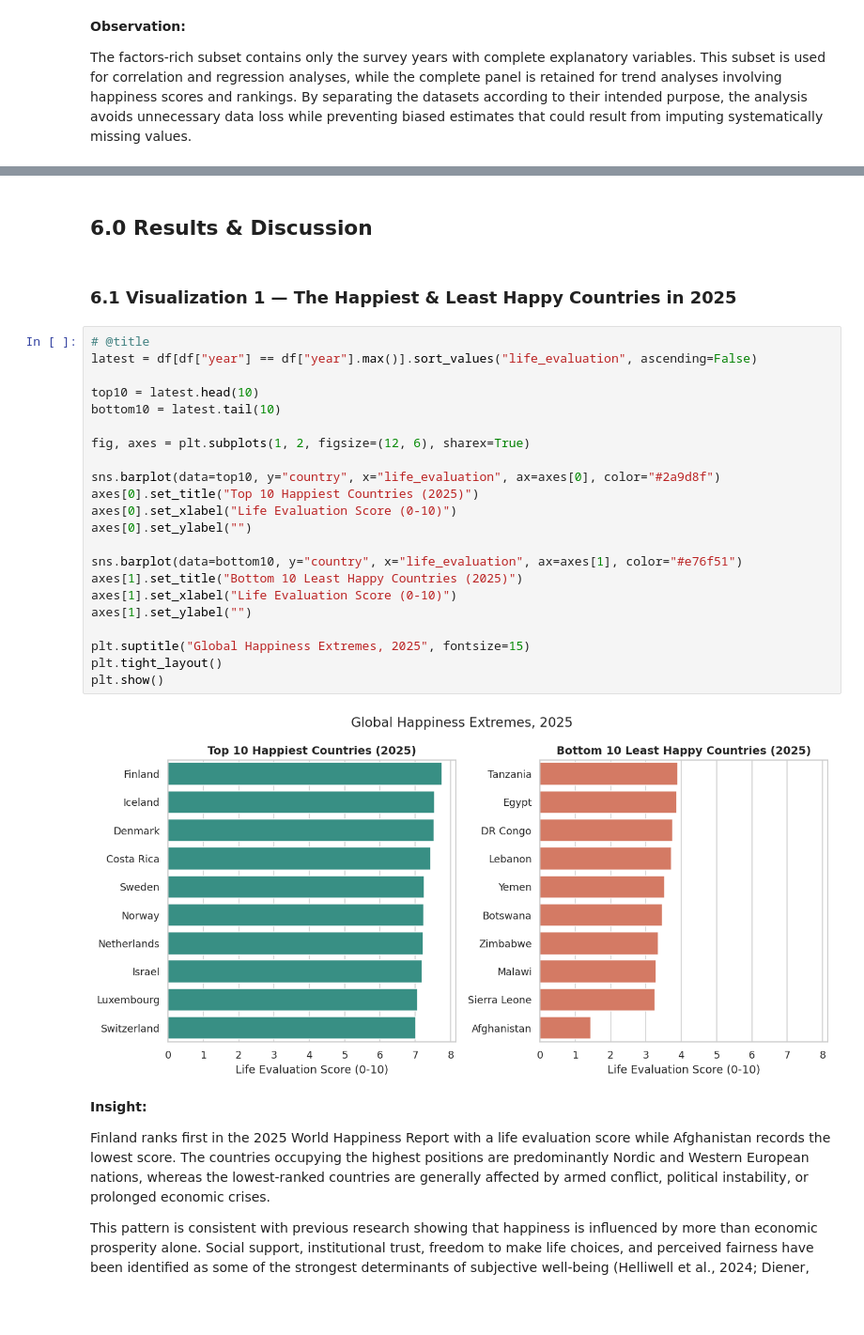
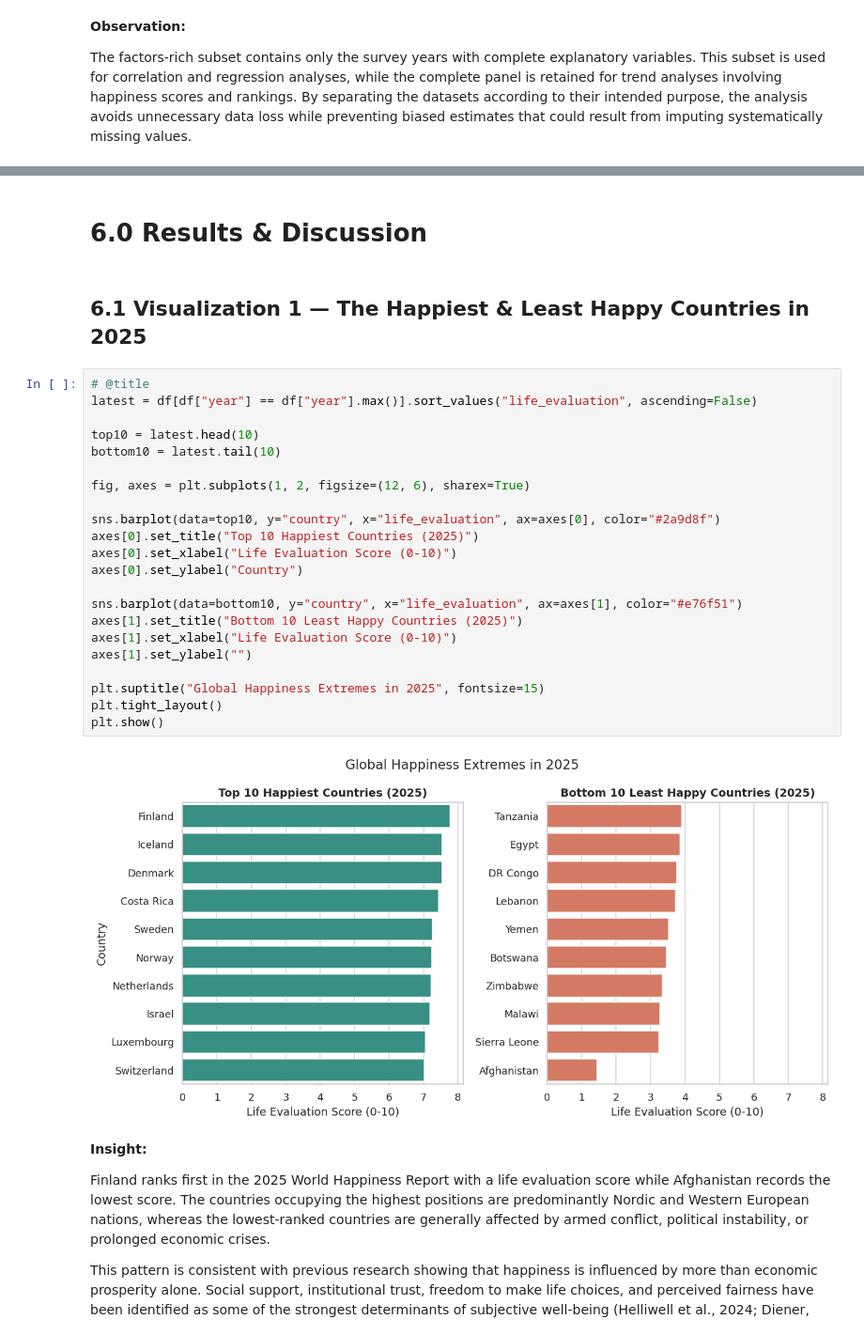
Before and after one commit to saranya0207/Assignment2_DataScience, a Jupyter notebook: WHR_Analysis.ipynb, the cells around one changed output, grey strips where cells are left out. Shown at 94% size. Saved outputs shown, nothing was run; the diff lists cells and outputs as text; blank space fills up the shorter version.

```diff
--- a/WHR_Analysis.ipynb
+++ b/WHR_Analysis.ipynb
@@ -320,33 +320,33 @@ df.describe(include="all").T
 | corruption_perception | 1018.0 | NaN | NaN | NaN | 0.144911 | 0.118803 | 0.0 | 0.063156 | 0.113 | 0.18133 | 0.587 |
 | dystopia_residual | 1013.0 | NaN | NaN | NaN | 1.736935 | 0.657497 | -0.295 | 1.305 | 1.765 | 2.178 | 3.482 |
 # %% [markdown]
-## 6.0 Results & Discussion
+# 6.0 Results & Discussion
 # %% [markdown]
-### 6.1 Visualization 1 — The Happiest & Least Happy Countries in 2025
+## 6.1 Visualization 1 — The Happiest & Least Happy Countries in 2025
 # %%
 # @title
 latest = df[df["year"] == df["year"].max()].sort_values("life_evaluation", ascending=False)
 
 top10 = latest.head(10)
 bottom10 = latest.tail(10)
 
 fig, axes = plt.subplots(1, 2, figsize=(12, 6), sharex=True)
 
 sns.barplot(data=top10, y="country", x="life_evaluation", ax=axes[0], color="#2a9d8f")
 axes[0].set_title("Top 10 Happiest Countries (2025)")
 axes[0].set_xlabel("Life Evaluation Score (0-10)")
-axes[0].set_ylabel("")
+axes[0].set_ylabel("Country")
 
 sns.barplot(data=bottom10, y="country", x="life_evaluation", ax=axes[1], color="#e76f51")
 axes[1].set_title("Bottom 10 Least Happy Countries (2025)")
 axes[1].set_xlabel("Life Evaluation Score (0-10)")
 axes[1].set_ylabel("")
 
-plt.suptitle("Global Happiness Extremes, 2025", fontsize=15)
+plt.suptitle("Global Happiness Extremes in 2025", fontsize=15)
 plt.tight_layout()
 plt.show()
 # %% [output]
-[figure, old version]
+[figure, new version]
 # %% [markdown]
 **Insight:**
 
```
Also changed, not shown: parts of 21 cells of this notebook.
